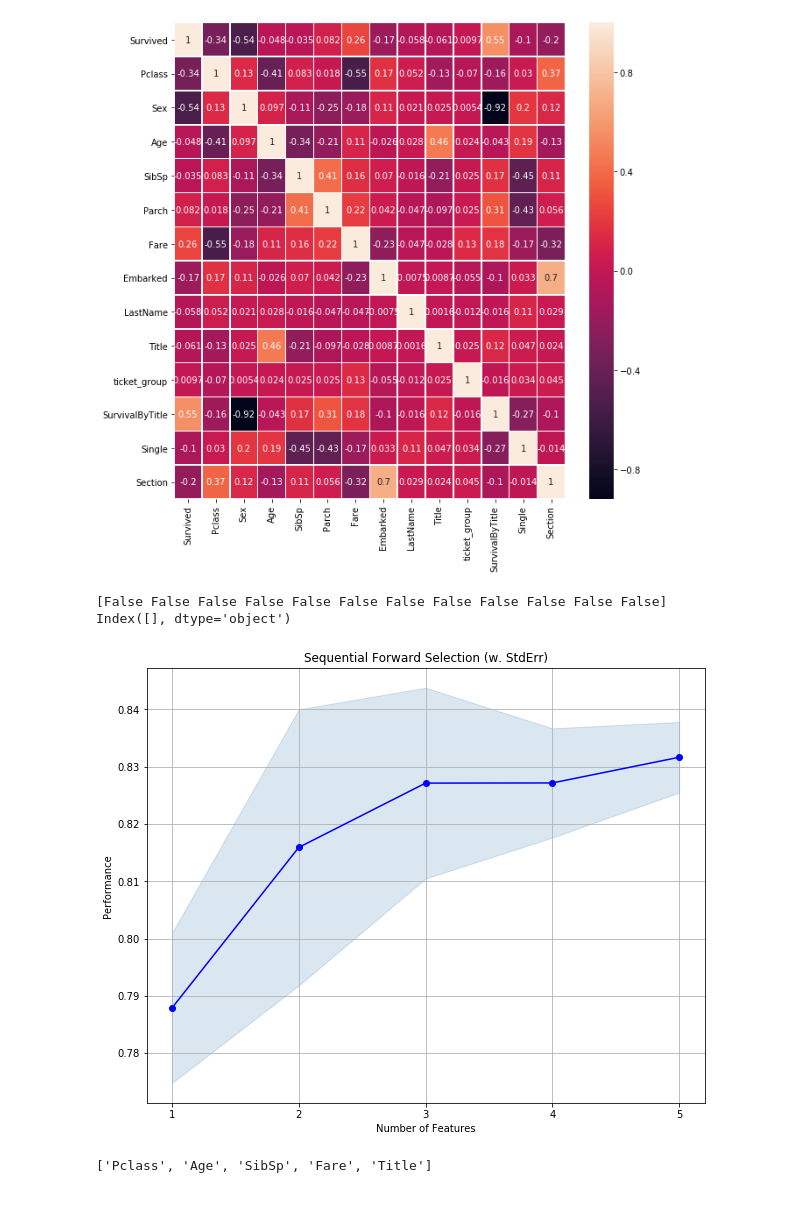
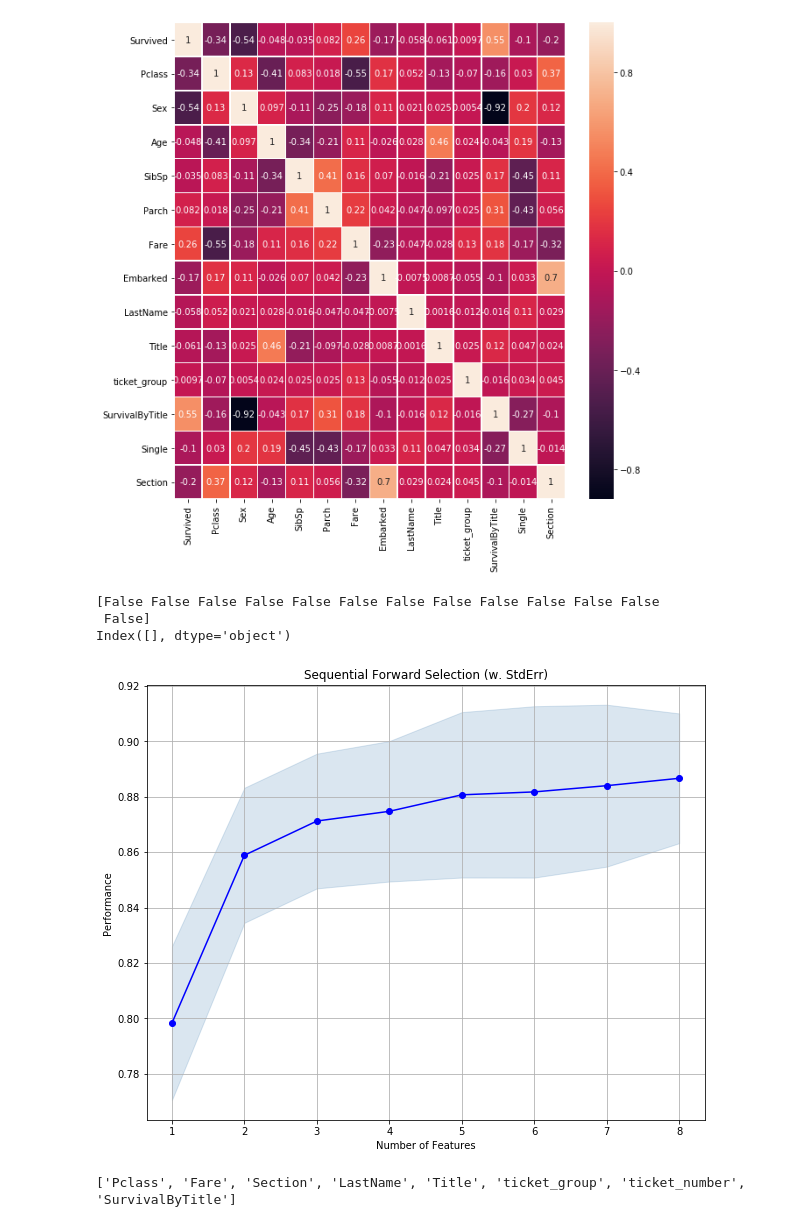
Before and after one commit to Greyhouse-Consulting/kaggle_titanic, a Jupyter notebook: TT.ipynb, the cells around one changed output. Saved outputs shown, nothing was run; the diff lists cells and outputs as text; code cells hidden in the pictures.

```diff
--- a/TT.ipynb
+++ b/TT.ipynb
@@ -163,7 +163,7 @@ selected_features = ['Pclass', 'Sex', 'Fare', 'Embarked', 'Single']
 from sklearn.linear_model import LassoCV
 from sklearn.feature_selection import SelectFromModel
 
-X_selection = df_train[['Pclass', 'Sex', 'Age', 'SibSp','Parch', 'Fare', 'Section', 'Single', 'LastName', 'Title', 'ticket_group', 'ticket_number']]
+X_selection = df_train[['Pclass', 'Sex', 'Age', 'SibSp','Parch', 'Fare', 'Section', 'Single', 'LastName', 'Title', 'ticket_group', 'ticket_number', 'SurvivalByTitle']]
 
 # Set a minimum threshold of 0.25
 sfm = SelectFromModel(LassoCV(), threshold=0.25)
@@ -175,33 +175,40 @@ selected_features = X_selection.columns[(sfm.get_support())]
 
 print(selected_features)
 # %% [output]
-[False False False False False False False False False False False False]
+[False False False False False False False False False False False False
+ False]
 Index([], dtype='object')
 # %%
 from mlxtend.feature_selection import SequentialFeatureSelector as SFS
 from sklearn.linear_model import LinearRegression
+from sklearn.model_selection import GridSearchCV
+from sklearn.pipeline import Pipeline
 from sklearn.ensemble import RandomForestClassifier
 from xgboost import XGBClassifier
 from mlxtend.plotting import plot_sequential_feature_selection as plot_sfs
 import matplotlib.pyplot as plt
 
-X_selection = df_train[['Pclass', 'Sex', 'Age', 'SibSp','Parch', 'Fare', 'Section', 'Single', 'LastName', 'Title', 'ticket_number']]
-sfs = SFS(XGBClassifier(),
-           k_features=5,
+X_selection = df_train[['Pclass', 'Sex', 'Age', 'SibSp','Parch', 'Fare', 'Section', 'Single', 'LastName', 'Title', 'ticket_group', 'ticket_number', 'SurvivalByTitle']]
+
+xgbc_fs = XGBClassifier()
+sfs = SFS(estimator=xgbc_fs,
+           k_features=8,
            cv=5,
+           scoring='roc_auc',
            forward=True)
+
 
 sfs.fit(X_selection, target)
 
 fig1 = plot_sfs(sfs.get_metric_dict(), kind='std_dev', figsize=(10, 8))
 plt.title('Sequential Forward Selection (w. StdErr)')
 plt.grid()
 plt.show()
 selected_features = list(sfs.k_feature_names_)
 print(selected_features)
 # %% [output]
-[figure, old version]
+[figure, new version]
-['Pclass', 'Age', 'SibSp', 'Fare', 'Title']
+['Pclass', 'Fare', 'Section', 'LastName', 'Title', 'ticket_group', 'ticket_number', 'SurvivalByTitle']
 # %%
 from sklearn.metrics import classification_report
 from sklearn.model_selection import GridSearchCV
```
Also changed, not shown: parts of 4 cells of this notebook, 1 other file.
